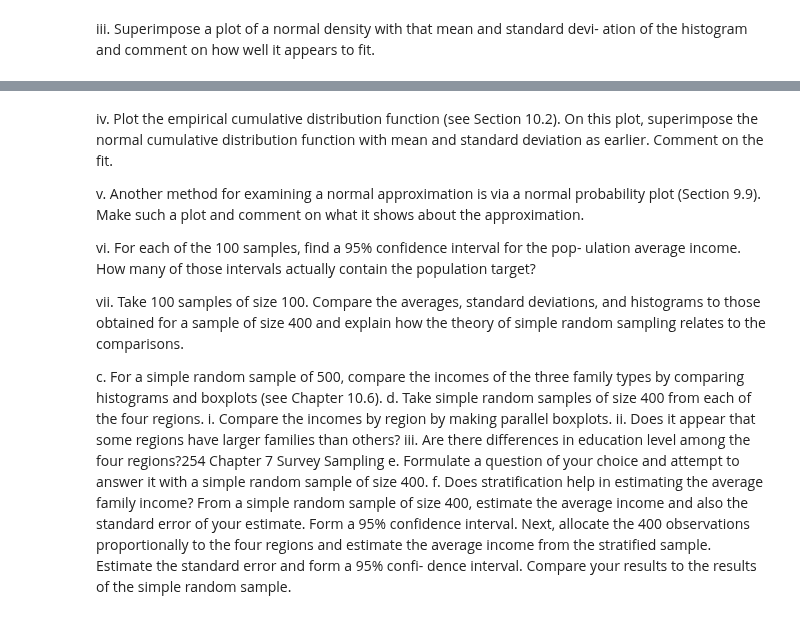
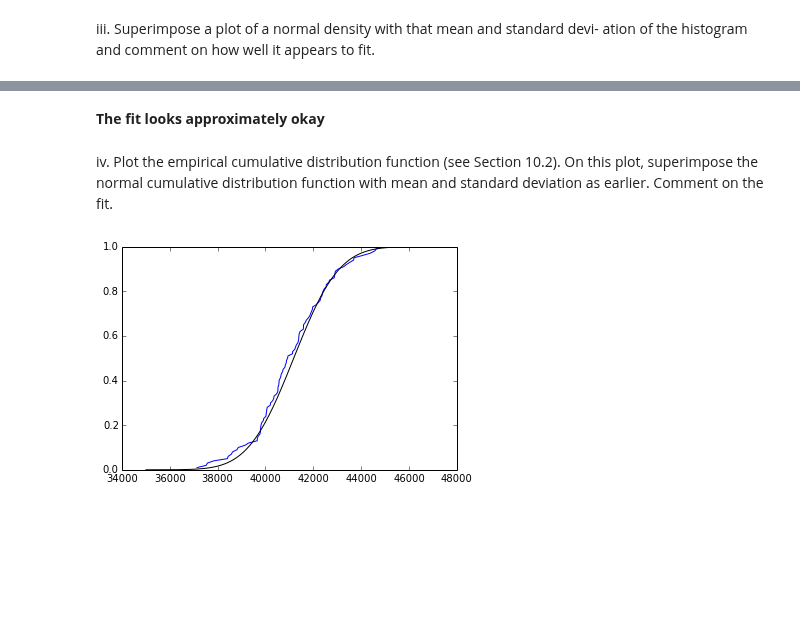
Before and after one commit to Chuphay/school, a Jupyter notebook: mStat1/HW 1.ipynb, the cells around one changed output, grey strips where cells are left out. Saved outputs shown, nothing was run; the diff lists cells and outputs as text; code cells hidden in the pictures; blank space fills up the shorter version.

```diff
--- a/mStat1/HW 1.ipynb
+++ b/mStat1/HW 1.ipynb
@@ -349,32 +355,13 @@ plot(x,norm.pdf(x,41182, 1491), 'k');
-# %% [markdown]
-iv. Plot the empirical cumulative distribution function (see Section 10.2). On
-this plot, superimpose the normal cumulative distribution function with
-mean and standard deviation as earlier. Comment on the fit.
-
-v. Another method for examining a normal approximation is via a normal
-probability plot (Section 9.9). Make such a plot and comment on what it
-shows about the approximation.
-
-vi. For each of the 100 samples, find a 95% confidence interval for the pop-
-ulation average income. How many of those intervals actually contain the
-population target?
-
-vii. Take 100 samples of size 100. Compare the averages, standard deviations,
-and histograms to those obtained for a sample of size 400 and explain how
-the theory of simple random sampling relates to the comparisons.
-
-c. For a simple random sample of 500, compare the incomes of the three family
-types by comparing histograms and boxplots (see Chapter 10.6).
-d. Take simple random samples of size 400 from each of the four regions.
-i. Compare the incomes by region by making parallel boxplots.
-ii. Does it appear that some regions have larger families than others?
-iii. Are there differences in education level among the four regions?254
-Chapter 7 Survey Sampling
-e. Formulate a question of your choice and attempt to answer it with a simple
-random sample of size 400.
-f. Does stratification help in estimating the average family income? From a simple
-random sample of size 400, estimate the average income and also the standard
-error of your estimate. Form a 95% confidence interval. Next, allocate the 400
-observations proportionally to the four regions and estimate the average income
-from the stratified sample. Estimate the standard error and form a 95% confi-
-dence interval. Compare your results to the results of the simple random sample.
+# %% [markdown]
+<b>The fit looks approximately okay</b>
+# %% [markdown]
+iv. Plot the empirical cumulative distribution function (see Section 10.2). On
+this plot, superimpose the normal cumulative distribution function with
+mean and standard deviation as earlier. Comment on the fit.
+# %%
+from statsmodels.tools.tools import ECDF
+ecdf = ECDF(income_avg)
+plot(ecdf.x, ecdf.y);
+plot(x,norm.cdf(x,41182, 1491),'k');
+# %% [output]
+[figure, added]
```
Also changed, not shown: parts of 31 cells of this notebook.
